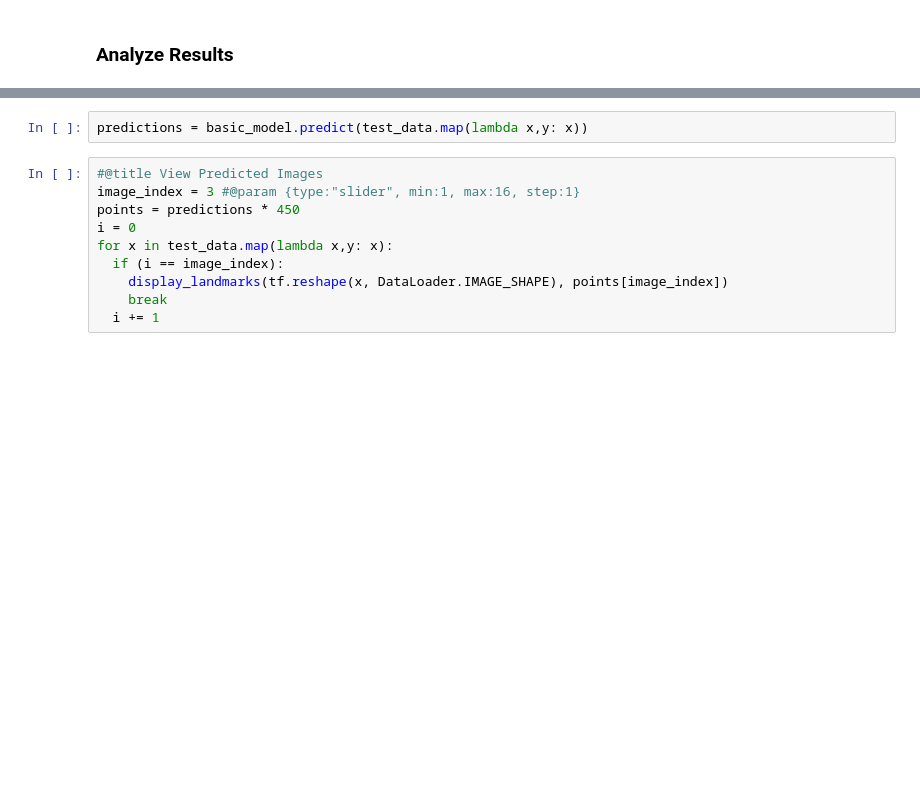
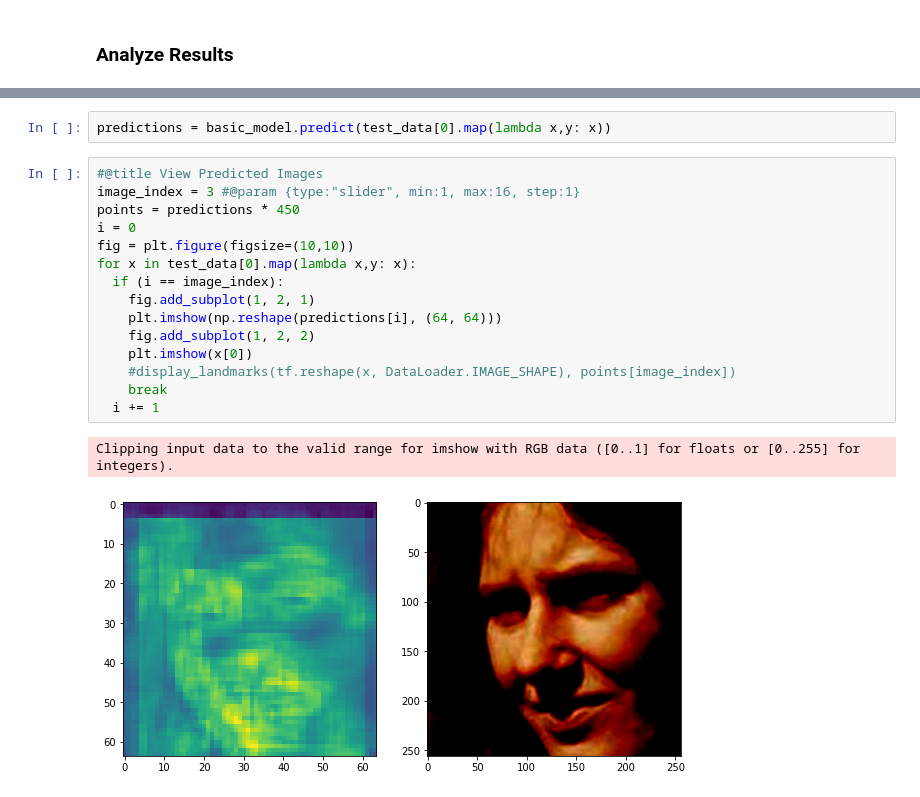
Before and after one commit to Waidhoferj/CSC-566-Project, a Jupyter notebook: FacialLandmarks.ipynb, the cells around one changed output, grey strips where cells are left out. Drawn from its saved outputs; the diff is of its cells as text; blank space fills up the shorter version.

```diff
--- a/FacialLandmarks.ipynb
+++ b/FacialLandmarks.ipynb
@@ -308,12 +323,20 @@ pd.DataFrame(basic_model.history.history).plot()
 # %%
-predictions = basic_model.predict(test_data.map(lambda x,y: x))
+predictions = basic_model.predict(test_data[0].map(lambda x,y: x))
 # %%
 #@title View Predicted Images
 image_index = 3 #@param {type:"slider", min:1, max:16, step:1}
 points = predictions * 450
 i = 0
-for x in test_data.map(lambda x,y: x):
+fig = plt.figure(figsize=(10,10))
+for x in test_data[0].map(lambda x,y: x):
   if (i == image_index):
-    display_landmarks(tf.reshape(x, DataLoader.IMAGE_SHAPE), points[image_index])
+    fig.add_subplot(1, 2, 1)
+    plt.imshow(np.reshape(predictions[i], (64, 64)))
+    fig.add_subplot(1, 2, 2)
+    plt.imshow(x[0])
+    #display_landmarks(tf.reshape(x, DataLoader.IMAGE_SHAPE), points[image_index])
     break
   i += 1
+# %% [output]
+Clipping input data to the valid range for imshow with RGB data ([0..1] for floats or [0..255] for integers).
+[figure, added]
```
Also changed, not shown: parts of 7 cells of this notebook.
